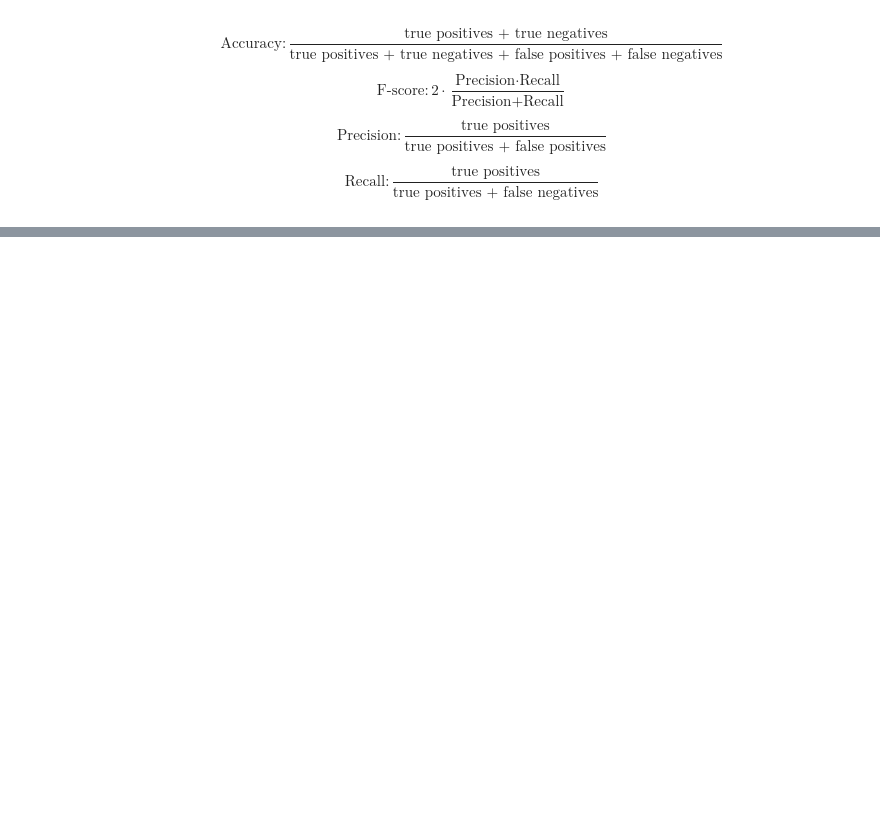
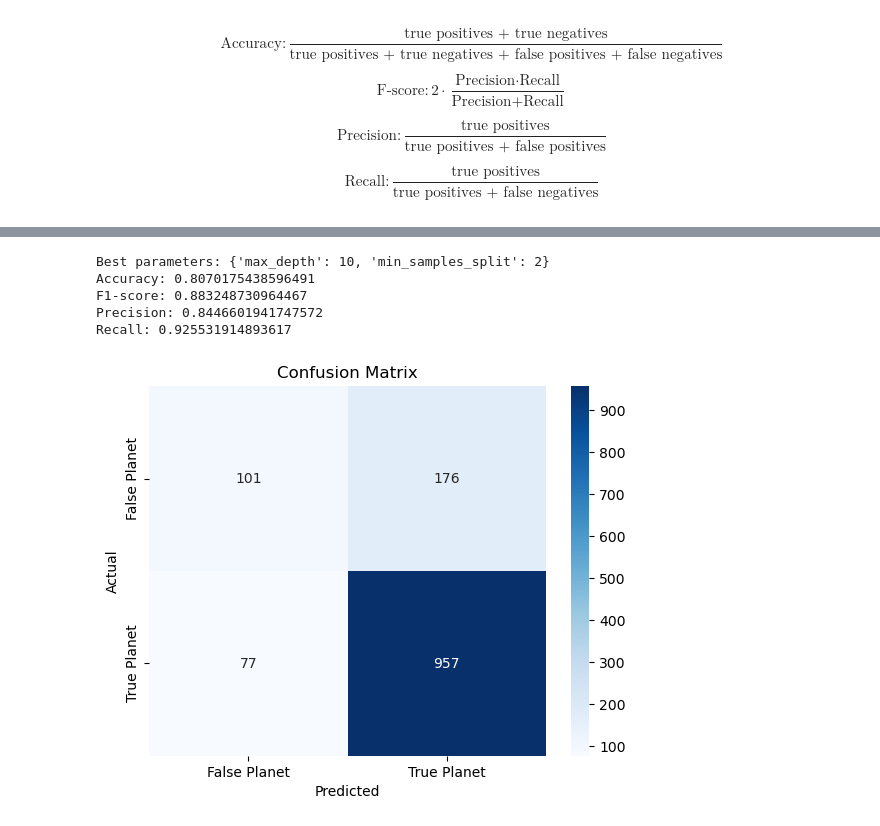
Before and after one commit to Attilio-Di-Vicino/ExoNet, a Jupyter notebook: supervised_learning/04_test_2_tess.ipynb, the cells around one changed output, grey strips where cells are left out. Cells and saved outputs as stored; diff of their text form; code cells hidden in the pictures; blank space fills up the shorter version.

```diff
--- a/supervised_learning/04_test_2_tess.ipynb
+++ b/supervised_learning/04_test_2_tess.ipynb
@@ -660,0 +475,22 @@ Accuracy for Gradient Boosting: 0.8367658276125095
+# %%
+print("Best parameters:", dt_grid_search.best_params_)
+dt_predictions = dt_grid_search.predict(X_test)
+cm = confusion_matrix(y_test, dt_predictions)
+print('Accuracy:', accuracy_score(y_test, dt_predictions))
+print('F1-score:', f1_score(y_test, dt_predictions))
+print('Precision:', precision_score(y_test, dt_predictions))
+print('Recall:', recall_score(y_test, dt_predictions))
+plot_confusion_matrix(cm)
+
+# Best parameters: {'max_depth': 10, 'min_samples_split': 2}
+# Accuracy: 0.8070175438596491
+# F1-score: 0.883248730964467
+# Precision: 0.8446601941747572
+# Recall: 0.925531914893617
+# %% [output]
+Best parameters: {'max_depth': 10, 'min_samples_split': 2}
+Accuracy: 0.8070175438596491
+F1-score: 0.883248730964467
+Precision: 0.8446601941747572
+Recall: 0.925531914893617
+[figure, added]
```
Also changed, not shown: parts of 37 cells of this notebook, 16 other files.
